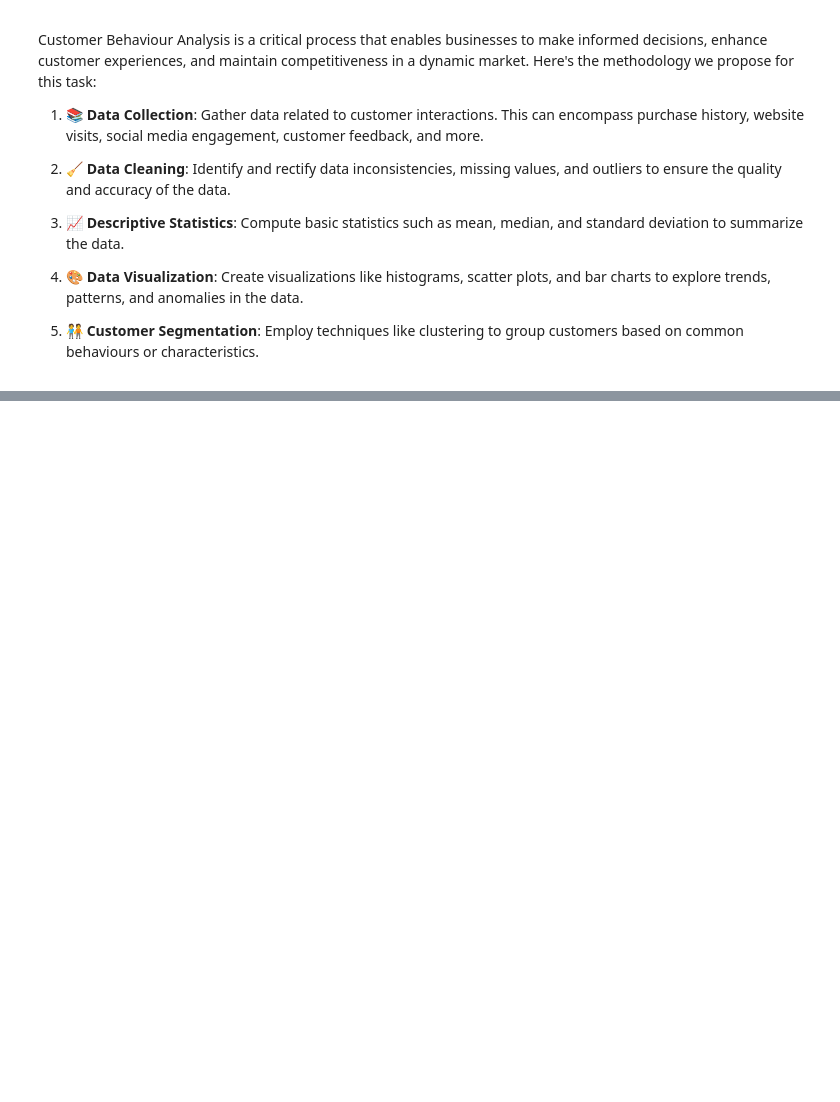
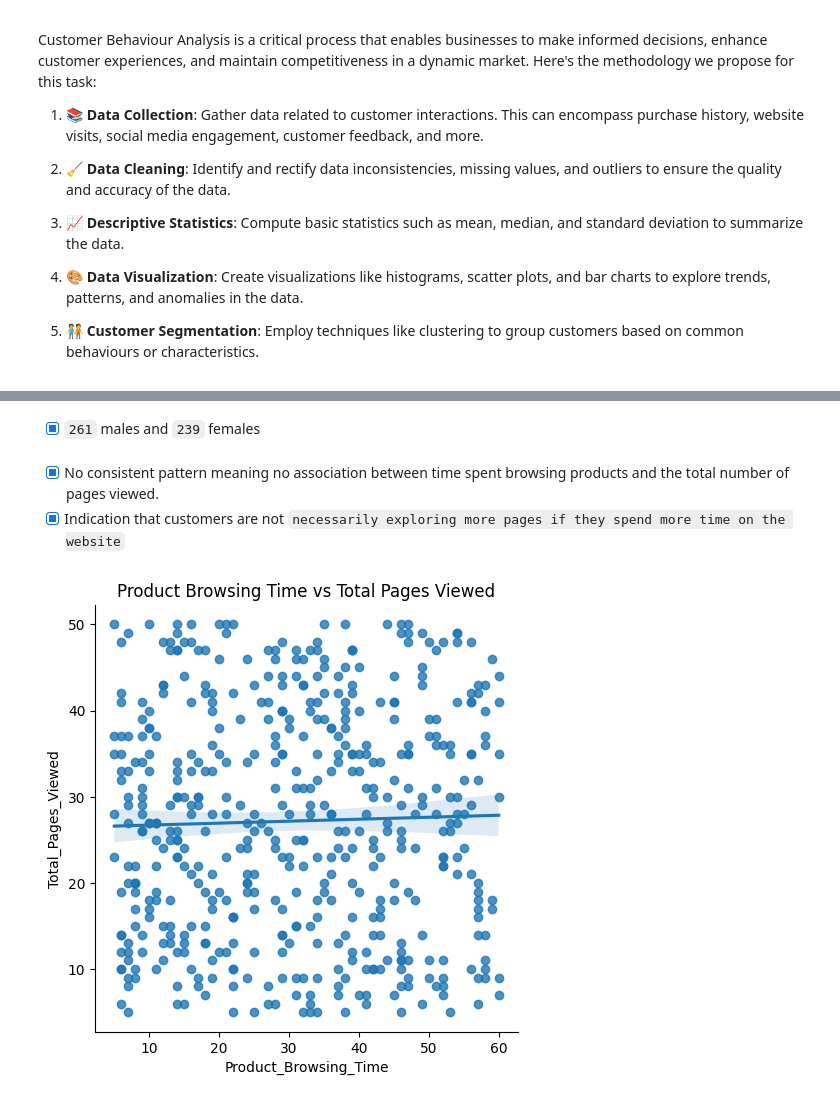
Before and after one commit to Mfundo-debug/CustomerBehaviourAnalysis, a Jupyter notebook: EDA.ipynb, the cells around one changed output, grey strips where cells are left out. Saved outputs shown, nothing was run; the diff lists cells and outputs as text; code cells hidden in the pictures; blank space fills up the shorter version.

```diff
--- a/EDA.ipynb
+++ b/EDA.ipynb
@@ -43,3 +43,12 @@ Customer Behaviour Analysis is a critical process that enables businesses to mak
 4. 🎨 **Data Visualization**: Create visualizations like histograms, scatter plots, and bar charts to explore trends, patterns, and anomalies in the data.
 
 5. 🧑‍🤝‍🧑 **Customer Segmentation**: Employ techniques like clustering to group customers based on common behaviours or characteristics.
+# %%
+import pandas as pd
+import seaborn as sns
+import plotly.express as px
+import plotly.graph_objects as go
+import matplotlib.pyplot as plt
+
+dataset = pd.read_csv('ecommerce_customer_data.csv')
+dataset.head()
@@ -45,0 +162,2 @@ Customer Behaviour Analysis is a critical process that enables businesses to mak
+# %% [markdown]
+- [x] `261` males and `239` females
@@ -45,0 +170,9 @@ Customer Behaviour Analysis is a critical process that enables businesses to mak
+# %% [markdown]
+- [x] No consistent pattern meaning no association between time spent browsing products and the total number of pages viewed.
+- [x] Indication that customers are not `necessarily exploring more pages if they spend more time on the website`
+# %%
+sns.lmplot(data=dataset, x='Product_Browsing_Time', y='Total_Pages_Viewed')
+plt.title('Product Browsing Time vs Total Pages Viewed')
+plt.show()
+# %% [output]
+[figure, added]
```
Also changed, not shown: parts of 23 cells of this notebook.
